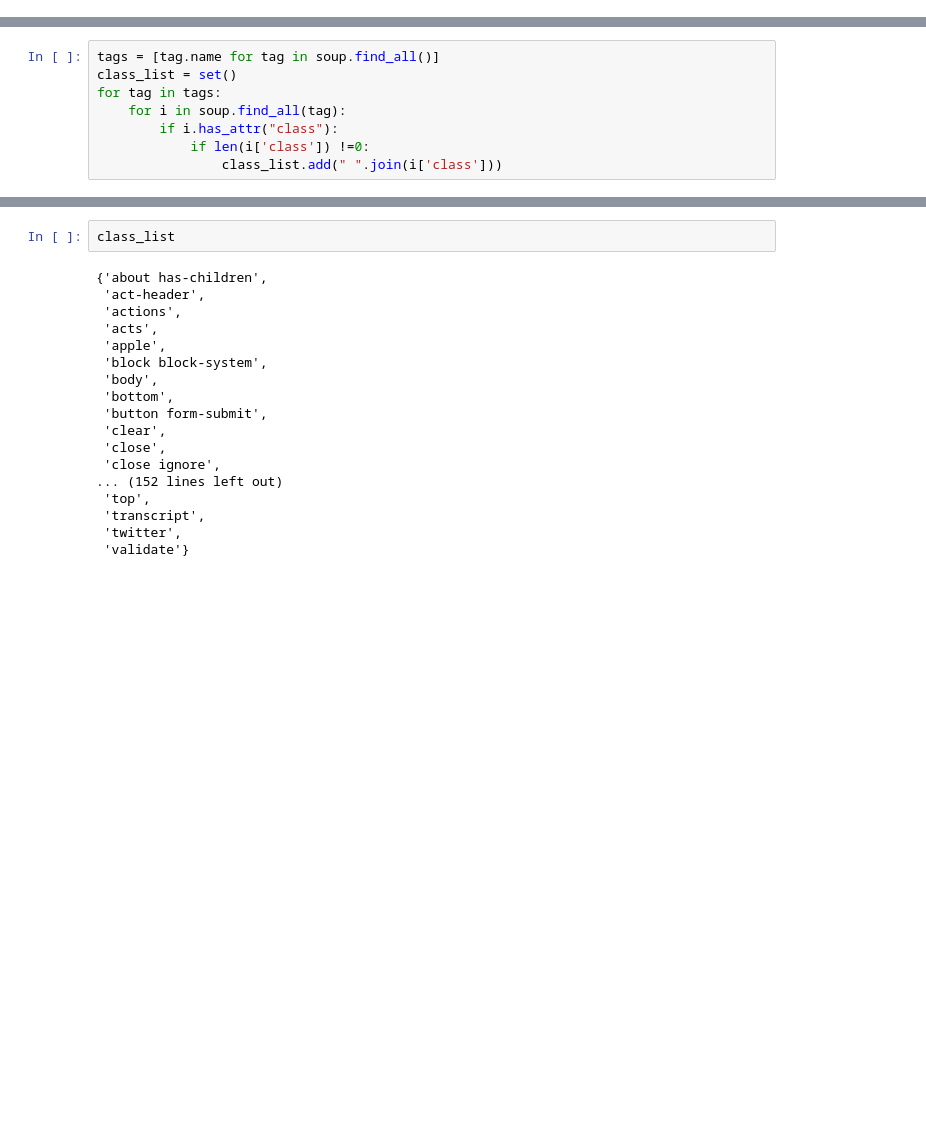
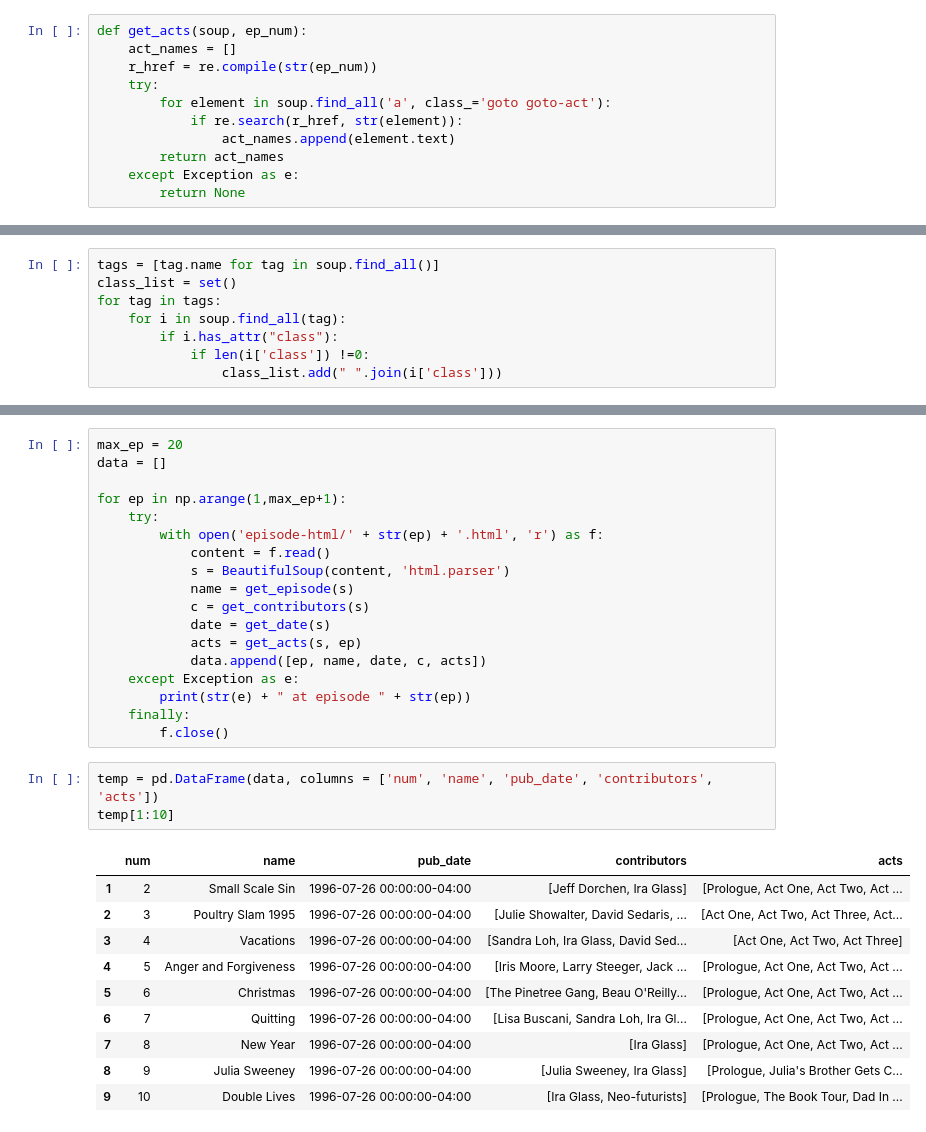
Before and after one commit to areeyat/this-american-data, a Jupyter notebook: tal-eda.ipynb, the cells around one changed output, grey strips where cells are left out. Saved outputs shown, nothing was run; the diff lists cells and outputs as text; blank space fills up the shorter version.

```diff
--- a/tal-eda.ipynb
+++ b/tal-eda.ipynb
@@ -121,3 +126,14 @@ def get_contributors(soup):
 get_contributors(soup)
 # %% [output]
 ['Paul Tough', 'Lauren Slater', 'Ira Glass']
+# %%
+def get_acts(soup, ep_num):
+    act_names = []
+    r_href = re.compile(str(ep_num))
+    try:
+        for element in soup.find_all('a', class_='goto goto-act'):
+            if re.search(r_href, str(element)):
+                act_names.append(element.text)
+        return act_names
+    except Exception as e:
+        return None
@@ -132,20 +177,32 @@ for tag in tags:
 # %%
-class_list
+max_ep = 20
+data = []
+
+for ep in np.arange(1,max_ep+1):
+    try:
+        with open('episode-html/' + str(ep) + '.html', 'r') as f:
+            content = f.read()
+            s = BeautifulSoup(content, 'html.parser')
+            name = get_episode(s)
+            c = get_contributors(s)
+            date = get_date(s)
+            acts = get_acts(s, ep)
+            data.append([ep, name, date, c, acts])
+    except Exception as e:
+        print(str(e) + " at episode " + str(ep))
+    finally:
+        f.close()
-# %% [output]
-{'about has-children',
- 'act-header',
- 'actions',
- 'acts',
- 'apple',
- 'block block-system',
- 'body',
- 'bottom',
- 'button form-submit',
- 'clear',
- 'close',
- 'close ignore',
-... (152 lines left out)
- 'top',
- 'transcript',
- 'twitter',
- 'validate'}
+# %%
+temp = pd.DataFrame(data, columns = ['num', 'name', 'pub_date', 'contributors', 'acts'])
+temp[1:10]
+# %% [output]
+|  | num | name | pub_date | contributors | acts |
+| 1 | 2 | Small Scale Sin | 1996-07-26 00:00:00-04:00 | [Jeff Dorchen, Ira Glass] | [Prologue, Act One, Act Two, Act ... |
+| 2 | 3 | Poultry Slam 1995 | 1996-07-26 00:00:00-04:00 | [Julie Showalter, David Sedaris, ... | [Act One, Act Two, Act Three, Act... |
+| 3 | 4 | Vacations | 1996-07-26 00:00:00-04:00 | [Sandra Loh, Ira Glass, David Sed... | [Act One, Act Two, Act Three] |
+| 4 | 5 | Anger and Forgiveness | 1996-07-26 00:00:00-04:00 | [Iris Moore, Larry Steeger, Jack ... | [Prologue, Act One, Act Two, Act ... |
+| 5 | 6 | Christmas | 1996-07-26 00:00:00-04:00 | [The Pinetree Gang, Beau O'Reilly... | [Prologue, Act One, Act Two, Act ... |
+| 6 | 7 | Quitting | 1996-07-26 00:00:00-04:00 | [Lisa Buscani, Sandra Loh, Ira Gl... | [Prologue, Act One, Act Two, Act ... |
+| 7 | 8 | New Year | 1996-07-26 00:00:00-04:00 | [Ira Glass] | [Prologue, Act One, Act Two, Act ... |
+| 8 | 9 | Julia Sweeney | 1996-07-26 00:00:00-04:00 | [Julia Sweeney, Ira Glass] | [Prologue, Julia's Brother Gets C... |
+| 9 | 10 | Double Lives | 1996-07-26 00:00:00-04:00 | [Ira Glass, Neo-futurists] | [Prologue, The Book Tour, Dad In ... |
```
Also changed, not shown: parts of 6 cells of this notebook.
